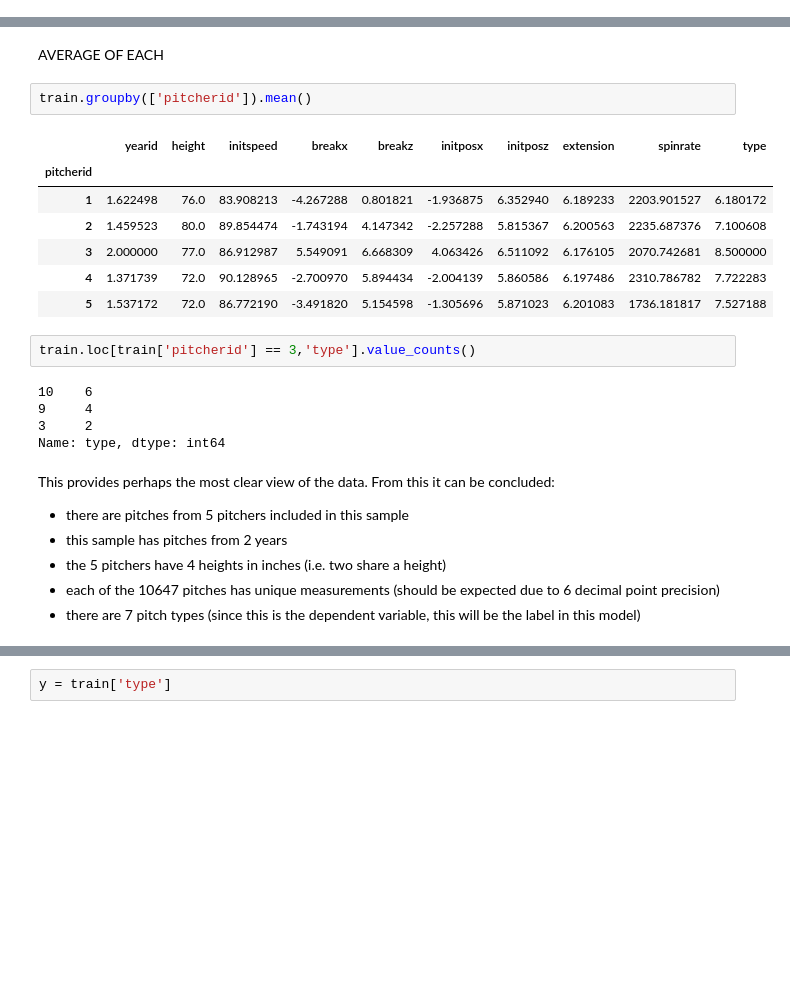
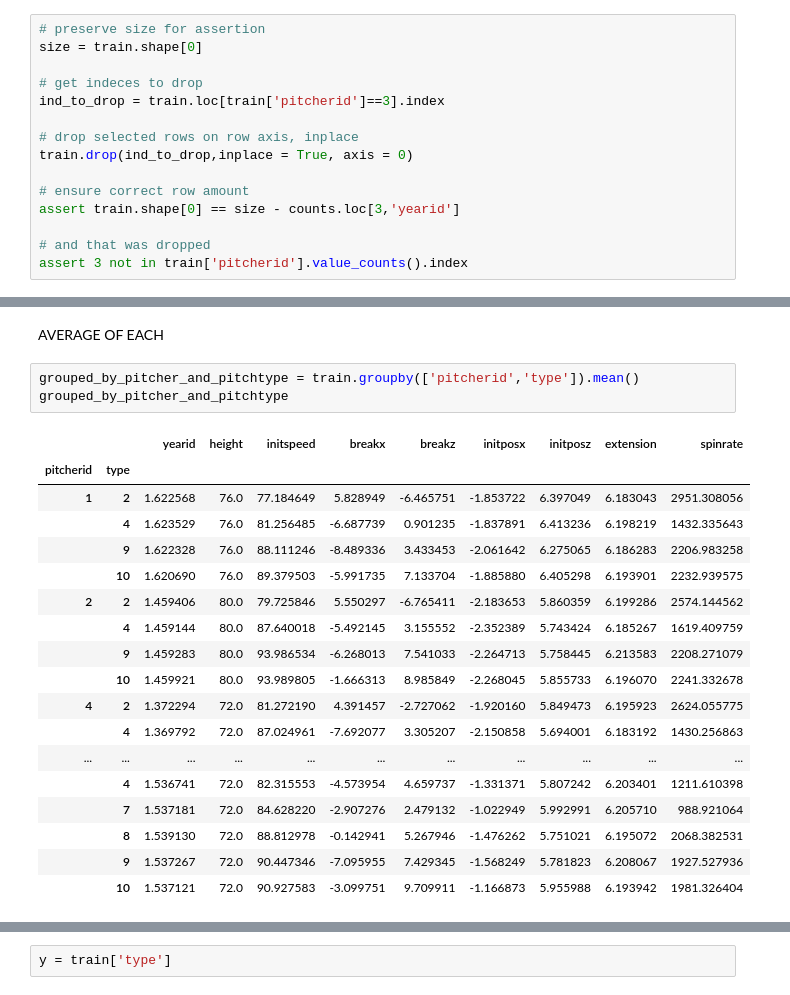
Before and after one commit to reetyf/yankees, a Jupyter notebook: Hailey_Weinschenk_QA_Associate_Questionnaire.ipynb, the cells around one changed output, grey strips where cells are left out. Cells and saved outputs as stored; diff of their text form; blank space fills up the shorter version.

```diff
--- a/Hailey_Weinschenk_QA_Associate_Questionnaire.ipynb
+++ b/Hailey_Weinschenk_QA_Associate_Questionnaire.ipynb
@@ -125,3 +263,18 @@ train.duplicated().sum()
+# %%
+# preserve size for assertion
+size = train.shape[0]
+
+# get indeces to drop
+ind_to_drop = train.loc[train['pitcherid']==3].index
+
+# drop selected rows on row axis, inplace
+train.drop(ind_to_drop,inplace = True, axis = 0)
+
+# ensure correct row amount
+assert train.shape[0] == size - counts.loc[3,'yearid']
+
+# and that was dropped
+assert 3 not in train['pitcherid'].value_counts().index
 # %% [markdown]
 same for test
 # %% [markdown]
@@ -163,26 +304,24 @@ DROP PITCHER 3 ????
 # %% [markdown]
 AVERAGE OF EACH
 # %%
-train.groupby(['pitcherid']).mean()
+grouped_by_pitcher_and_pitchtype = train.groupby(['pitcherid','type']).mean()
+grouped_by_pitcher_and_pitchtype
 # %% [output]
-|  | yearid | height | initspeed | breakx | breakz | initposx | initposz | extension | spinrate | type |
-| pitcherid |  |  |  |  |  |  |  |  |  |  |
-| 1 | 1.622498 | 76.0 | 83.908213 | -4.267288 | 0.801821 | -1.936875 | 6.352940 | 6.189233 | 2203.901527 | 6.180172 |
-| 2 | 1.459523 | 80.0 | 89.854474 | -1.743194 | 4.147342 | -2.257288 | 5.815367 | 6.200563 | 2235.687376 | 7.100608 |
-| 3 | 2.000000 | 77.0 | 86.912987 | 5.549091 | 6.668309 | 4.063426 | 6.511092 | 6.176105 | 2070.742681 | 8.500000 |
-| 4 | 1.371739 | 72.0 | 90.128965 | -2.700970 | 5.894434 | -2.004139 | 5.860586 | 6.197486 | 2310.786782 | 7.722283 |
-| 5 | 1.537172 | 72.0 | 86.772190 | -3.491820 | 5.154598 | -1.305696 | 5.871023 | 6.201083 | 1736.181817 | 7.527188 |
+|  |  | yearid | height | initspeed | breakx | breakz | initposx | initposz | extension | spinrate |
+| pitcherid | type |  |  |  |  |  |  |  |  |  |
+| 1 | 2 | 1.622568 | 76.0 | 77.184649 | 5.828949 | -6.465751 | -1.853722 | 6.397049 | 6.183043 | 2951.308056 |
+|  | 4 | 1.623529 | 76.0 | 81.256485 | -6.687739 | 0.901235 | -1.837891 | 6.413236 | 6.198219 | 1432.335643 |
+|  | 9 | 1.622328 | 76.0 | 88.111246 | -8.489336 | 3.433453 | -2.061642 | 6.275065 | 6.186283 | 2206.983258 |
+|  | 10 | 1.620690 | 76.0 | 89.379503 | -5.991735 | 7.133704 | -1.885880 | 6.405298 | 6.193901 | 2232.939575 |
+| 2 | 2 | 1.459406 | 80.0 | 79.725846 | 5.550297 | -6.765411 | -2.183653 | 5.860359 | 6.199286 | 2574.144562 |
+|  | 4 | 1.459144 | 80.0 | 87.640018 | -5.492145 | 3.155552 | -2.352389 | 5.743424 | 6.185267 | 1619.409759 |
+|  | 9 | 1.459283 | 80.0 | 93.986534 | -6.268013 | 7.541033 | -2.264713 | 5.758445 | 6.213583 | 2208.271079 |
+|  | 10 | 1.459921 | 80.0 | 93.989805 | -1.666313 | 8.985849 | -2.268045 | 5.855733 | 6.196070 | 2241.332678 |
+| 4 | 2 | 1.372294 | 72.0 | 81.272190 | 4.391457 | -2.727062 | -1.920160 | 5.849473 | 6.195923 | 2624.055775 |
+|  | 4 | 1.369792 | 72.0 | 87.024961 | -7.692077 | 3.305207 | -2.150858 | 5.694001 | 6.183192 | 1430.256863 |
+| ... | ... | ... | ... | ... | ... | ... | ... | ... | ... | ... |
+|  | 4 | 1.536741 | 72.0 | 82.315553 | -4.573954 | 4.659737 | -1.331371 | 5.807242 | 6.203401 | 1211.610398 |
+|  | 7 | 1.537181 | 72.0 | 84.628220 | -2.907276 | 2.479132 | -1.022949 | 5.992991 | 6.205710 | 988.921064 |
+|  | 8 | 1.539130 | 72.0 | 88.812978 | -0.142941 | 5.267946 | -1.476262 | 5.751021 | 6.195072 | 2068.382531 |
+|  | 9 | 1.537267 | 72.0 | 90.447346 | -7.095955 | 7.429345 | -1.568249 | 5.781823 | 6.208067 | 1927.527936 |
+|  | 10 | 1.537121 | 72.0 | 90.927583 | -3.099751 | 9.709911 | -1.166873 | 5.955988 | 6.193942 | 1981.326404 |
-# %%
-train.loc[train['pitcherid'] == 3,'type'].value_counts()
-# %% [output]
-10    6
-9     4
-3     2
-Name: type, dtype: int64
-# %% [markdown]
-This provides perhaps the most clear view of the data. From this it can be concluded:
-- there are pitches from 5 pitchers included in this sample
-- this sample has pitches from 2 years
-- the 5 pitchers have 4 heights in inches (i.e. two share a height)
-- each of the 10647 pitches has unique measurements (should be expected due to 6 decimal point precision)
-- there are 7 pitch types (since this is the dependent variable, this will be the label in this model)
```
Also changed, not shown: parts of 65 cells of this notebook.
